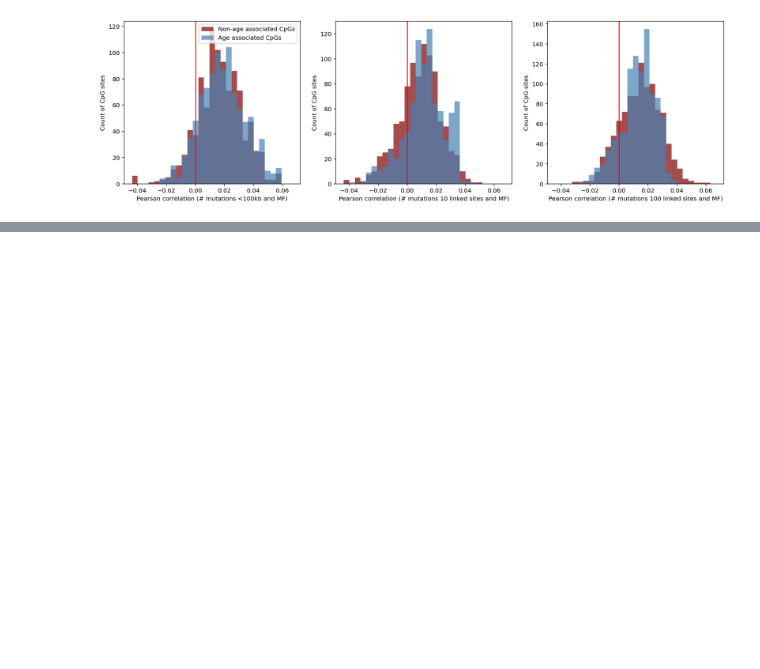
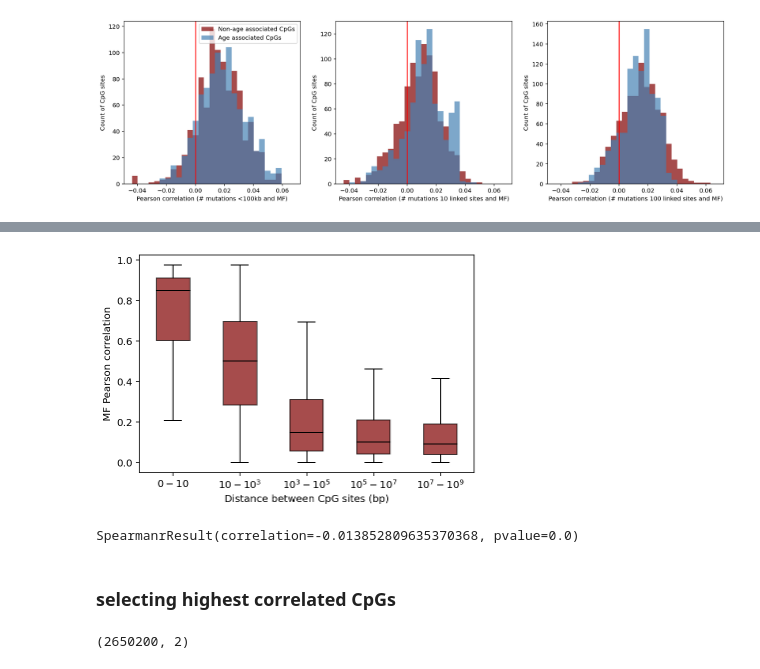
Before and after one commit to zanekoch/methylation_and_mutation, a Jupyter notebook: comethylation_analysis.ipynb, the cells around one changed output, grey strips where cells are left out. Cells and saved outputs as stored; diff of their text form; code cells hidden in the pictures; blank space fills up the shorter version.

```diff
--- a/comethylation_analysis.ipynb
+++ b/comethylation_analysis.ipynb
@@ -446,0 +361,19 @@ chrom_one_corr[chrom_one_df.columns].iloc[:1000, :1000]
+# %%
+# get CpGs both measures have
+common_cpgs = list(set(chrom_one_distances.columns) & set(chrom_one_corr.columns))
+# select 5000 of these CpGs at random
+# put both datframes in this order
+dist_tp = chrom_one_distances.loc[common_cpgs[:50000], common_cpgs[:50000]]
+corr_tp = chrom_one_corr.loc[common_cpgs[:50000], common_cpgs[:50000]]
+# rename index because right now both are named same thing and this causes error with stacking
+corr_tp.index.rename("other_cpgs", inplace=True)#
+# %%
+# convert to long dfs
+corr_tp = corr_tp.stack().reset_index()
+corr_tp.columns = ['cpg1','cpg2','corr']
+dist_tp = dist_tp.stack().reset_index()
+dist_tp.columns = ['cpg1','cpg2','distance']
+# %%
+# drop rows of df with same CpG in both columns
+dist_tp = dist_tp.loc[dist_tp['distance'] != 0]
+corr_tp = corr_tp.loc[corr_tp['cpg1'] != corr_tp['cpg2']]
@@ -446,0 +398,12 @@ chrom_one_corr[chrom_one_df.columns].iloc[:1000, :1000]
+# %%
+other_corr_dist = pd.DataFrame({'corrs':np.abs(corr_tp['corr']), 'dists':dist_tp['distance']})
+# %%
+utils.plot_corr_dist_boxplots(other_corr_dist)
+# %% [output]
+[figure, added]
+# %%
+spearmanr(np.log(dist_tp['distance']), np.abs(corr_tp['corr']))
+# %% [output]
+SpearmanrResult(correlation=-0.013852809635370368, pvalue=0.0)
+# %% [markdown]
+### selecting highest correlated CpGs
@@ -446,0 +434,4 @@ chrom_one_corr[chrom_one_df.columns].iloc[:1000, :1000]
+# %%
+corr_dist_df.shape
+# %% [output]
+(2650200, 2)
```
Also changed, not shown: parts of 82 cells of this notebook, 3 other files.
